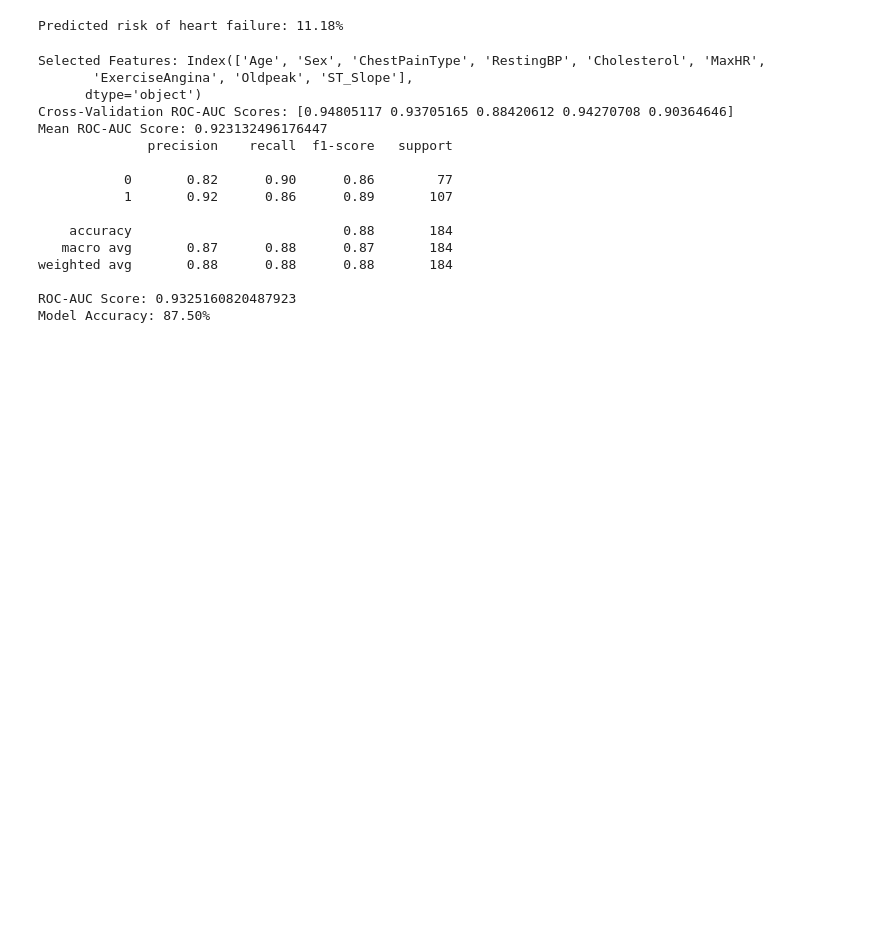
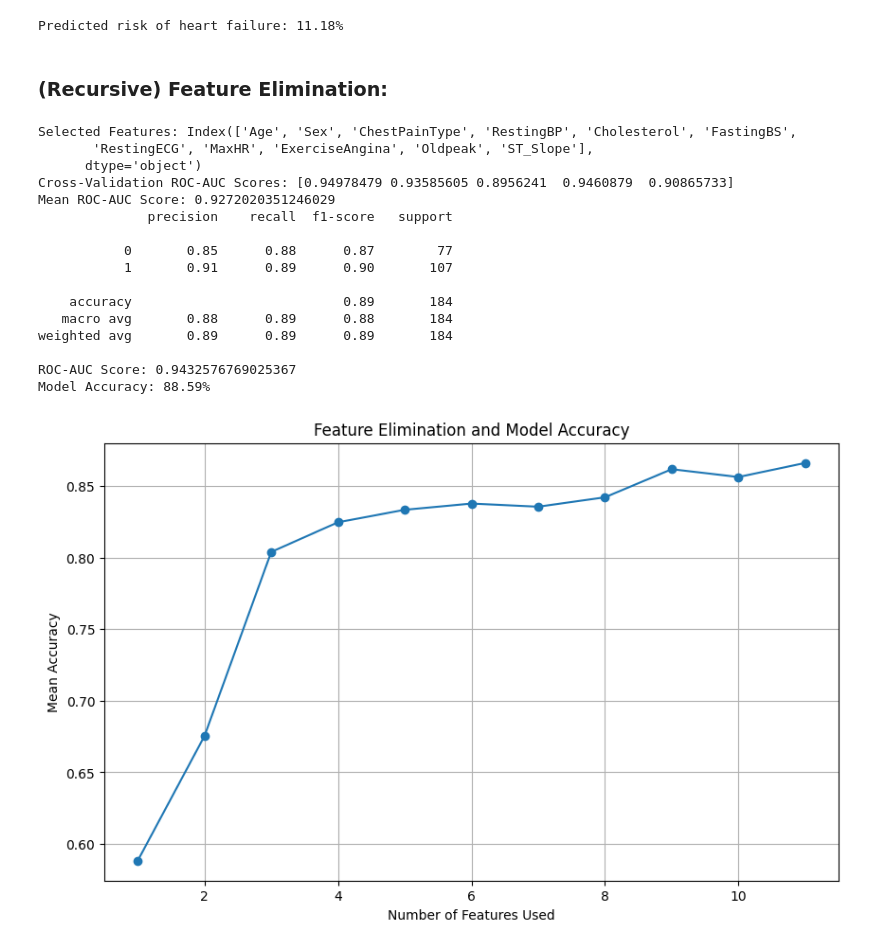
Before and after one commit to sunnypark12/CS4641_Group5, a Jupyter notebook: randomforest.ipynb, the cells around one changed output. Drawn from its saved outputs; the diff is of its cells as text; code cells hidden in the pictures; blank space fills up the shorter version.

Commit message:
Model Accuracy Reduction due to Feature Elimination Visualizer

```diff
--- a/randomforest.ipynb
+++ b/randomforest.ipynb
@@ -290,10 +290,12 @@ risk_percentage = rf_model.predict_proba(new_data_scaled)[:, 1] * 100
 print("Predicted risk of heart failure: {:.2f}%".format(risk_percentage[0]))
 # %% [output]
 Predicted risk of heart failure: 11.18%
+# %% [markdown]
+### (Recursive) Feature Elimination:
 # %%
 from sklearn.feature_selection import RFE
 # Perform RFE to select top features
-n_features_to_select = 9  # Number of features you want to select
+n_features_to_select = 11  # Number of features you want to select
 rfe = RFE(estimator=rf_model, n_features_to_select=n_features_to_select)
 rfe.fit(X, y)
 
@@ -333,19 +335,55 @@ print("ROC-AUC Score:", roc_auc_score(y_test, y_proba))
 accuracy = accuracy_score(y_test, y_pred)
 print(f"Model Accuracy: {accuracy * 100:.2f}%")
 # %% [output]
-Selected Features: Index(['Age', 'Sex', 'ChestPainType', 'RestingBP', 'Cholesterol', 'MaxHR',
-       'ExerciseAngina', 'Oldpeak', 'ST_Slope'],
+Selected Features: Index(['Age', 'Sex', 'ChestPainType', 'RestingBP', 'Cholesterol', 'FastingBS',
+       'RestingECG', 'MaxHR', 'ExerciseAngina', 'Oldpeak', 'ST_Slope'],
       dtype='object')
-Cross-Validation ROC-AUC Scores: [0.94805117 0.93705165 0.88420612 0.94270708 0.90364646]
-Mean ROC-AUC Score: 0.923132496176447
+Cross-Validation ROC-AUC Scores: [0.94978479 0.93585605 0.8956241  0.9460879  0.90865733]
+Mean ROC-AUC Score: 0.9272020351246029
               precision    recall  f1-score   support
 
-           0       0.82      0.90      0.86        77
-           1       0.92      0.86      0.89       107
+           0       0.85      0.88      0.87        77
+           1       0.91      0.89      0.90       107
 
-    accuracy                           0.88       184
-   macro avg       0.87      0.88      0.87       184
-weighted avg       0.88      0.88      0.88       184
+    accuracy                           0.89       184
+   macro avg       0.88      0.89      0.88       184
+weighted avg       0.89      0.89      0.89       184
 
-ROC-AUC Score: 0.9325160820487923
-Model Accuracy: 87.50%
+ROC-AUC Score: 0.9432576769025367
+Model Accuracy: 88.59%
+# %%
+# Scale numerical features
+scaler = StandardScaler()
+X_scaled = scaler.fit_transform(X)
+
+# Define the stratified k-fold cross-validation procedure
+kf = StratifiedKFold(n_splits=5, shuffle=True, random_state=42)
+
+# Initialize model and RFE
+rf_model = RandomForestClassifier(n_estimators=152, random_state=90)
+accuracies = []
+
+# Iterate over the number of features to select
+for n_features_to_select in range(1, X.shape[1] + 1):
+    rfe = RFE(estimator=rf_model, n_features_to_select=n_features_to_select)
+    rfe.fit(X_scaled, y)
+
+    # Get the selected features
+    selected_features = rfe.support_
+    X_selected = X_scaled[:, selected_features]
+
+    # Perform cross-validation and calculate mean accuracy
+    cv_scores = cross_val_score(rf_model, X_selected, y, cv=kf, scoring='accuracy')
+    mean_accuracy = np.mean(cv_scores)
+    accuracies.append(mean_accuracy)
+
+# Plot the results
+plt.figure(figsize=(10, 6))
+plt.plot(range(1, X.shape[1] + 1), accuracies, marker='o')
+plt.xlabel('Number of Features Used')
+plt.ylabel('Mean Accuracy')
+plt.title('Feature Elimination and Model Accuracy')
+plt.grid(True)
+plt.show()
+# %% [output]
+[figure, added]
```
